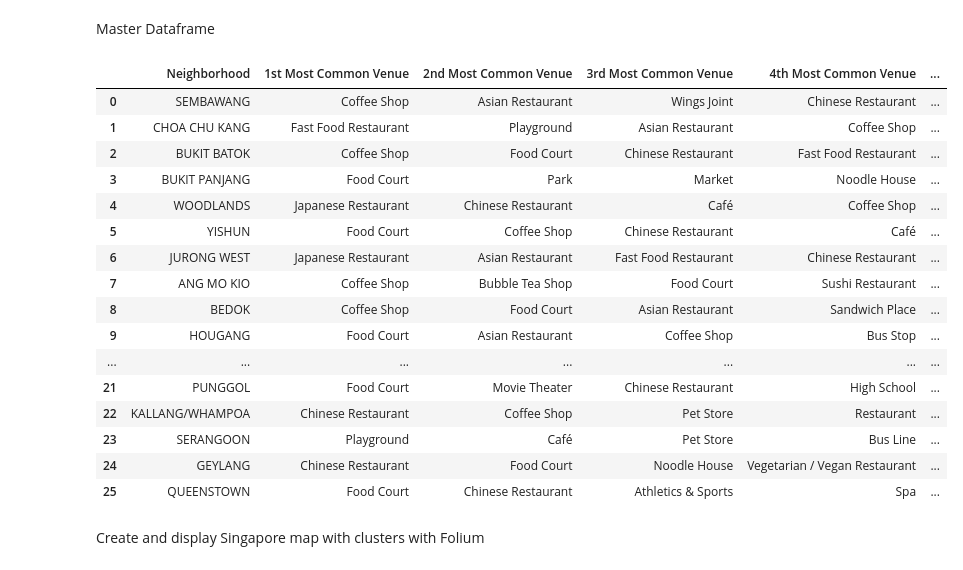
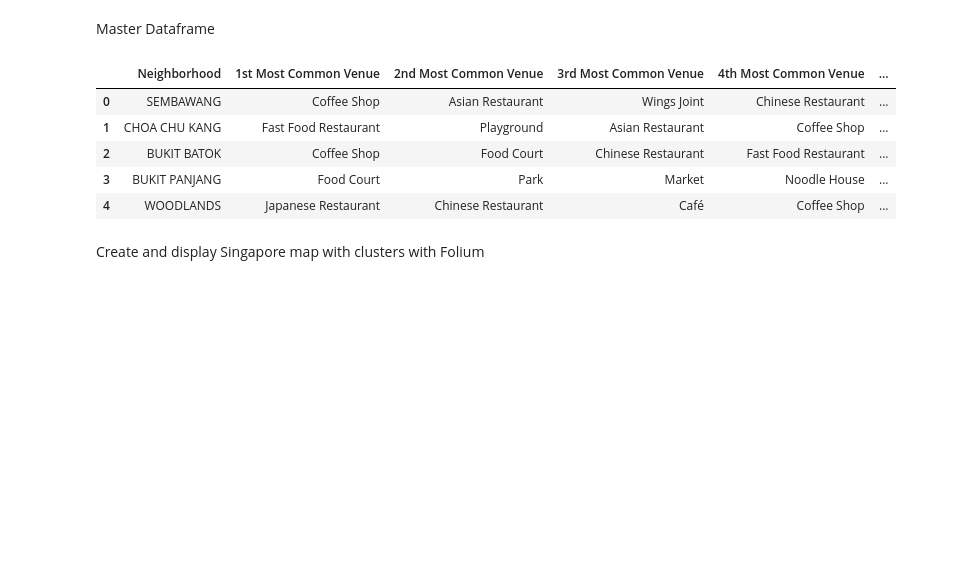
Before and after one commit to fabiankoh/AppliedDataScienceCapstone, a Jupyter notebook: Applied Data Science CapstoneProjectW4-5.ipynb, the cells around one changed output. Cells and saved outputs as stored; diff of their text form; code cells hidden in the pictures; blank space fills up the shorter version.

```diff
--- a/Applied Data Science CapstoneProjectW4-5.ipynb
+++ b/Applied Data Science CapstoneProjectW4-5.ipynb
@@ -578,25 +592,14 @@ combined_data_location = combined_data_sorted.merge(sin_neighborhood_location, o
 # %% [markdown]
 Master Dataframe
 # %%
-combined_data_location
+combined_data_location.head()
 # %% [output]
 |  | Neighborhood | 1st Most Common Venue | 2nd Most Common Venue | 3rd Most Common Venue | 4th Most Common Venue | ... |
 | 0 | SEMBAWANG | Coffee Shop | Asian Restaurant | Wings Joint | Chinese Restaurant | ... |
 | 1 | CHOA CHU KANG | Fast Food Restaurant | Playground | Asian Restaurant | Coffee Shop | ... |
 | 2 | BUKIT BATOK | Coffee Shop | Food Court | Chinese Restaurant | Fast Food Restaurant | ... |
 | 3 | BUKIT PANJANG | Food Court | Park | Market | Noodle House | ... |
 | 4 | WOODLANDS | Japanese Restaurant | Chinese Restaurant | Café | Coffee Shop | ... |
-| 5 | YISHUN | Food Court | Coffee Shop | Chinese Restaurant | Café | ... |
-| 6 | JURONG WEST | Japanese Restaurant | Asian Restaurant | Fast Food Restaurant | Chinese Restaurant | ... |
-| 7 | ANG MO KIO | Coffee Shop | Bubble Tea Shop | Food Court | Sushi Restaurant | ... |
-| 8 | BEDOK | Coffee Shop | Food Court | Asian Restaurant | Sandwich Place | ... |
-| 9 | HOUGANG | Food Court | Asian Restaurant | Coffee Shop | Bus Stop | ... |
-| ... | ... | ... | ... | ... | ... | ... |
-| 21 | PUNGGOL | Food Court | Movie Theater | Chinese Restaurant | High School | ... |
-| 22 | KALLANG/WHAMPOA | Chinese Restaurant | Coffee Shop | Pet Store | Restaurant | ... |
-| 23 | SERANGOON | Playground | Café | Pet Store | Bus Line | ... |
-| 24 | GEYLANG | Chinese Restaurant | Food Court | Noodle House | Vegetarian / Vegan Restaurant | ... |
-| 25 | QUEENSTOWN | Food Court | Chinese Restaurant | Athletics & Sports | Spa | ... |
 # %% [markdown]
 Create and display Singapore map with clusters with Folium
 # %%
```
Also changed, not shown: parts of 1 cell of this notebook.
